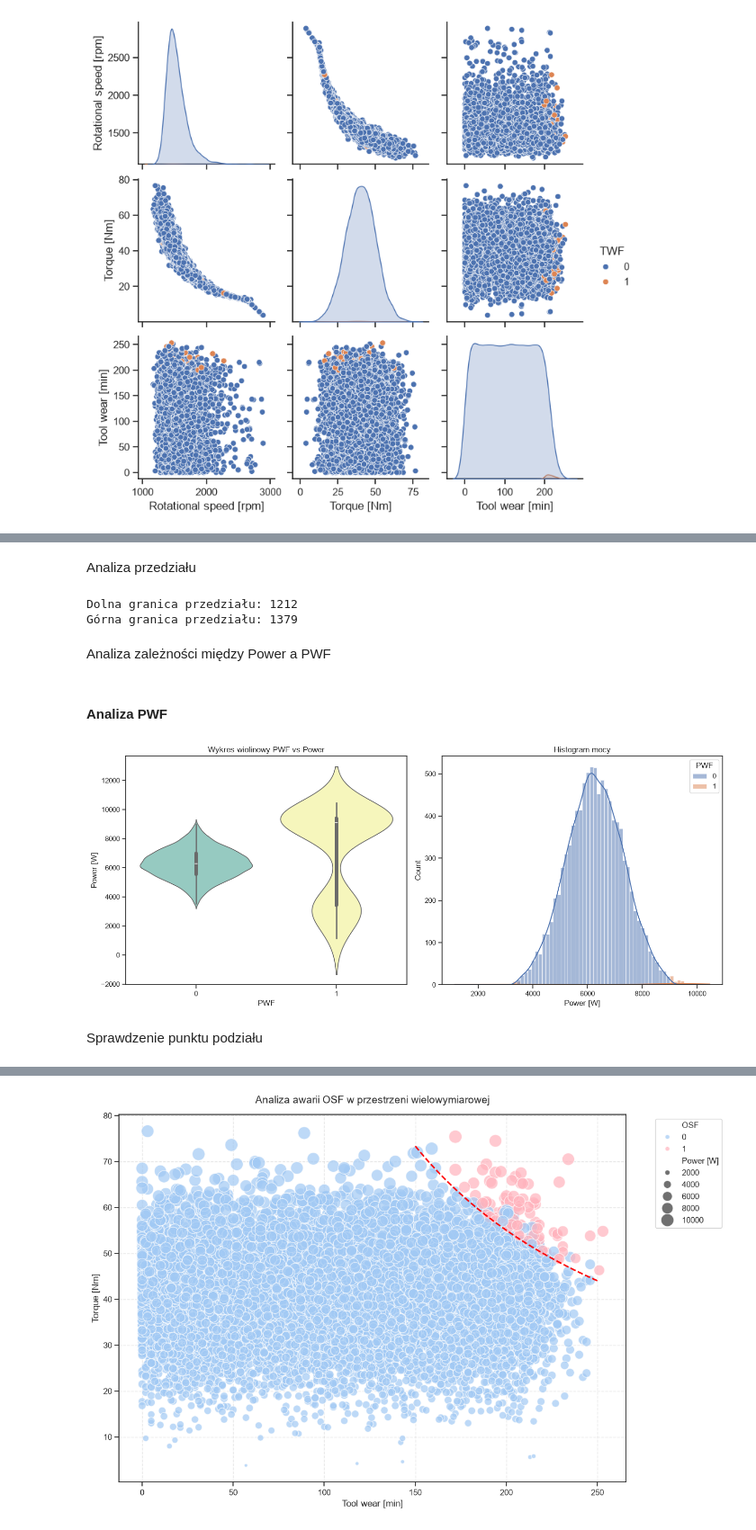
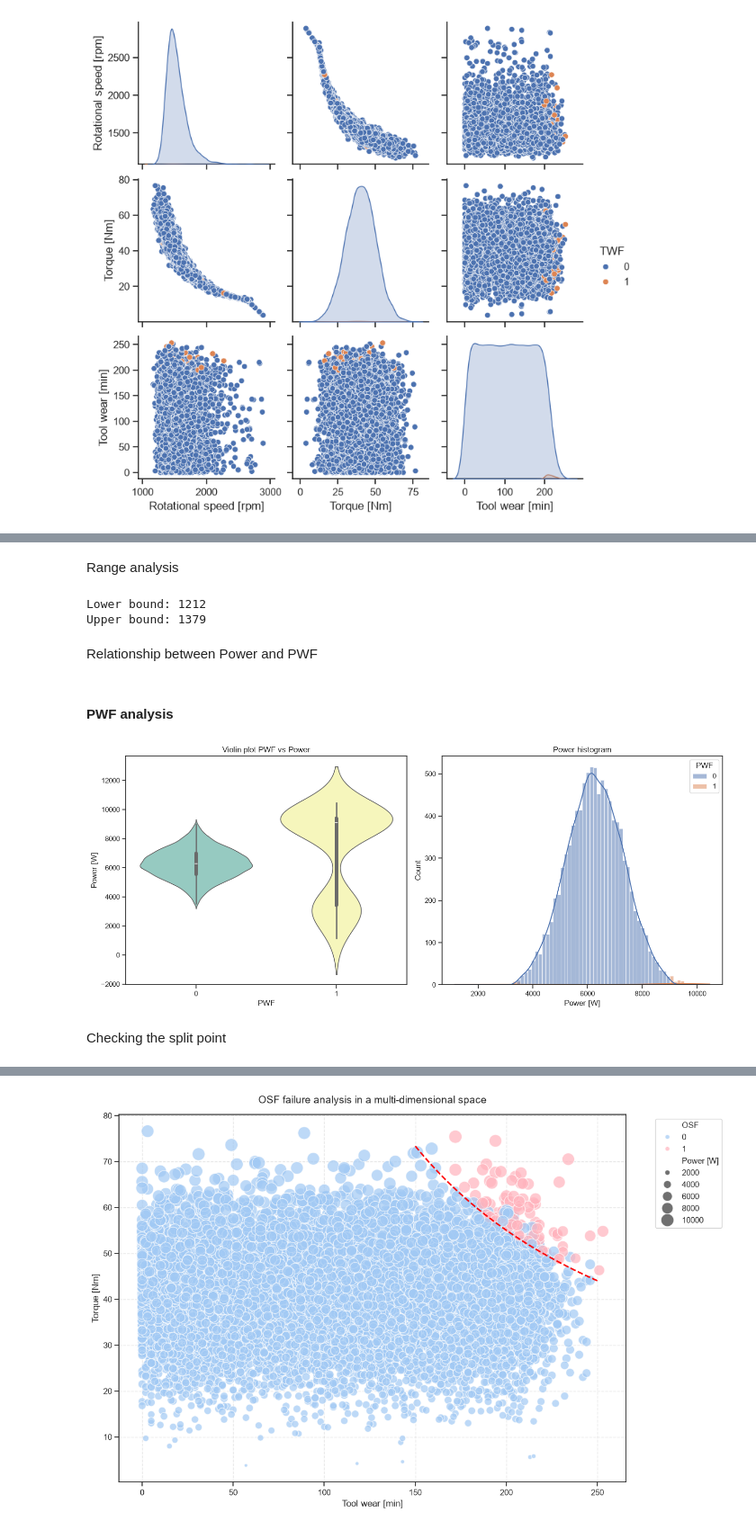
Before and after one commit to KacperKnapek/Machine-failure-prediction, a Jupyter notebook: notebooks/01_eda.ipynb, the cells around one changed output, grey strips where cells are left out. Shown at 90% size. Drawn from its saved outputs; the diff is of its cells as text; code cells hidden in the pictures.

```diff
--- a/notebooks/01_eda.ipynb
+++ b/notebooks/01_eda.ipynb
@@ -471,31 +470,31 @@ plot_box_hist(df, 'HDF', 'Rotational speed [rpm]')
 # %% [markdown]
-Analiza przedziału
+Range analysis
 # %%
-print(f"Dolna granica przedziału: {df[df['HDF'] == 1]['Rotational speed [rpm]'].agg('min').round(2)}")
-print(f"Górna granica przedziału: {df[df['HDF'] == 1]['Rotational speed [rpm]'].agg('max').round(2)}")
+print(f"Lower bound: {df[df['HDF'] == 1]['Rotational speed [rpm]'].agg('min').round(2)}")
+print(f"Upper bound: {df[df['HDF'] == 1]['Rotational speed [rpm]'].agg('max').round(2)}")
 # %% [output]
-Dolna granica przedziału: 1212
-Górna granica przedziału: 1379
+Lower bound: 1212
+Upper bound: 1379
 # %% [markdown]
-Analiza zależności między Power a PWF
+Relationship between Power and PWF
 # %% [markdown]
-#### Analiza PWF
+#### PWF analysis
 # %%
 fig, axes = plt.subplots(1, 2, figsize=(14, 6))
 
 sns.violinplot(x="PWF", y="Power [W]", data=df, palette="Set3", ax=axes[0], hue ="PWF", legend=False)
-axes[0].set_title("Wykres wiolinowy PWF vs Power")
+axes[0].set_title("Violin plot PWF vs Power")
 
-# 3. Drugi wykres wrzucamy na axes[1] (prawa strona)
+# Second plot goes on axes[1] (right-hand side)
 sns.histplot(data=df, x="Power [W]", hue="PWF", kde=True, ax=axes[1])
-axes[1].set_title("Histogram mocy")
+axes[1].set_title("Power histogram")
 
 plt.tight_layout()
 plt.show()
 # %% [output]
-[figure, old version]
+[figure, new version]
 # %% [markdown]
-Sprawdzenie punktu podziału
+Checking the split point
 # %%
 from sklearn.cluster import KMeans
 
```
Also changed, not shown: parts of 64 cells of this notebook, 18 other files.
